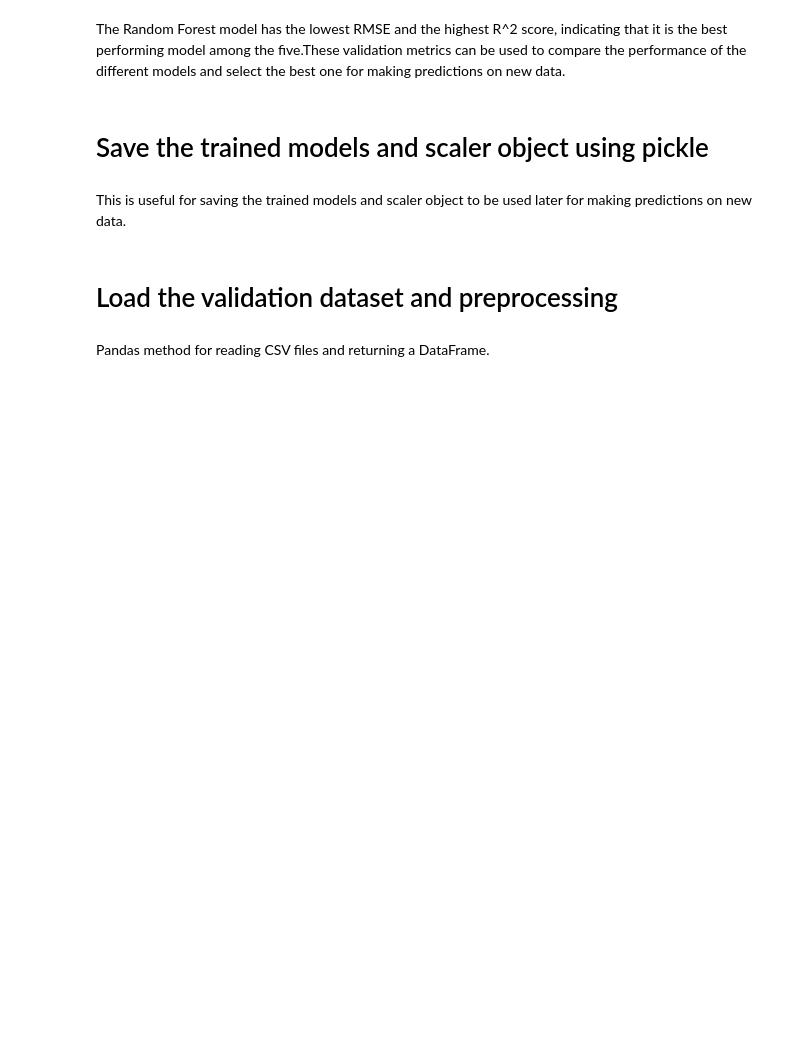
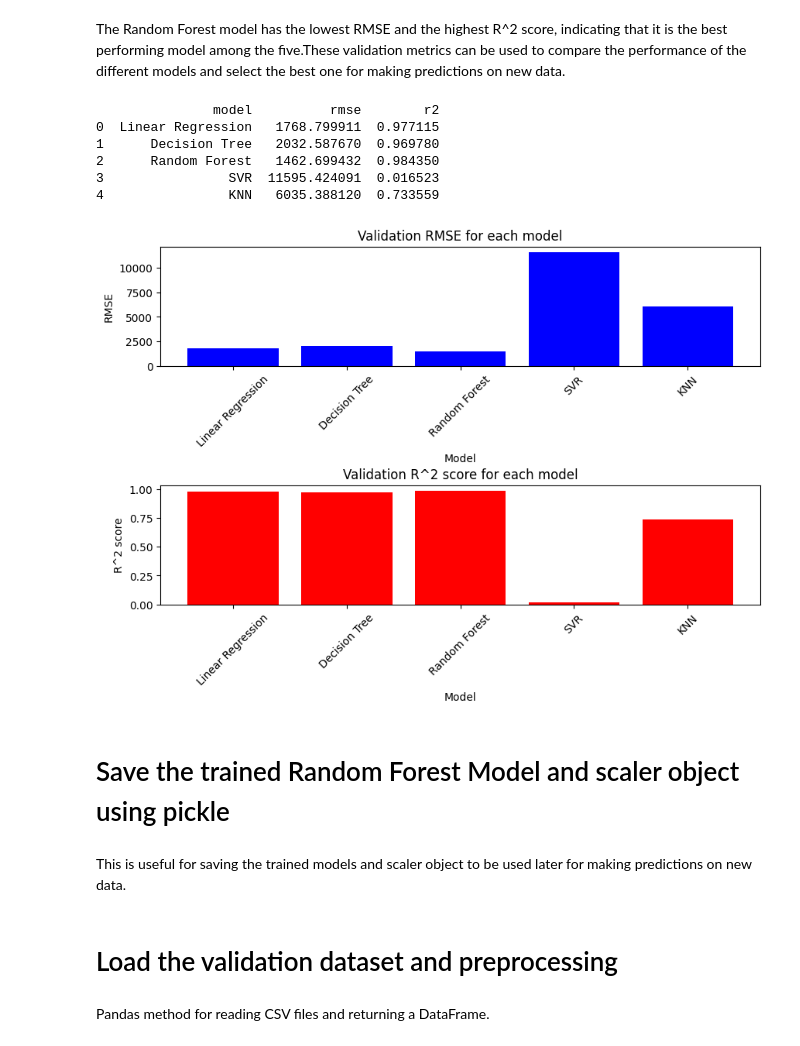
Before and after one commit to anu-tressy/Projects, a Jupyter notebook: Supply_Chain_Mangement.ipynb, the cells around one changed output. Drawn from its saved outputs; the diff is of its cells as text; code cells hidden in the pictures; blank space fills up the shorter version.

```diff
--- a/Supply_Chain_Mangement.ipynb
+++ b/Supply_Chain_Mangement.ipynb
@@ -276,5 +280,52 @@ KNN: RMSE = 6335.967243747142, R^2 = 0.7229653189024778
 # %% [markdown]
 The Random Forest model has the lowest RMSE and the highest R^2 score, indicating that it is the best performing model among the five.These validation metrics can be used to compare the performance of the different models and select the best one for making predictions on new data.
+# %%
+# Create a list of dictionaries, where each dictionary contains the model name, RMSE, and R^2 score
+df_data = []
+for name, model in models.items():
+    model.fit(X_train_scaled, y_train)
+    y_pred = model.predict(X_test_scaled)
+    rmse = np.sqrt(mean_squared_error(y_test, y_pred))
+    r2 = r2_score(y_test, y_pred)
+    df_data.append({'model': name, 'rmse': rmse, 'r2': r2})
+
+# Create a Pandas DataFrame from the list of dictionaries
+df = pd.DataFrame(df_data)
+
+# Print the DataFrame
+print(df)
+# %% [output]
+               model          rmse        r2
+0  Linear Regression   1768.799911  0.977115
+1      Decision Tree   2032.587670  0.969780
+2      Random Forest   1462.699432  0.984350
+3                SVR  11595.424091  0.016523
+4                KNN   6035.388120  0.733559
+# %%
+# Create a bar plot for RMSE
+plt.figure(figsize=(10, 6))
+plt.subplot(2, 1, 1)
+plt.bar(df['model'], df['rmse'], color='blue')
+plt.title('Validation RMSE for each model')
+plt.xlabel('Model')
+plt.ylabel('RMSE')
+plt.xticks(rotation=45)
+
+# Create a bar plot for R^2 score
+plt.subplot(2, 1, 2)
+plt.bar(df['model'], df['r2'], color='red')
+plt.title('Validation R^2 score for each model')
+plt.xlabel('Model')
+plt.ylabel('R^2 score')
+plt.xticks(rotation=45)
+
+# Add space between the plots
+plt.subplots_adjust(hspace=1.0)
+
+# Show the plots
+plt.show()
+# %% [output]
+[figure, added]
 # %% [markdown]
-# Save the trained models and scaler object using pickle
+# Save the trained Random Forest Model and scaler object using pickle
 # %%
```
Also changed, not shown: parts of 19 cells of this notebook.
